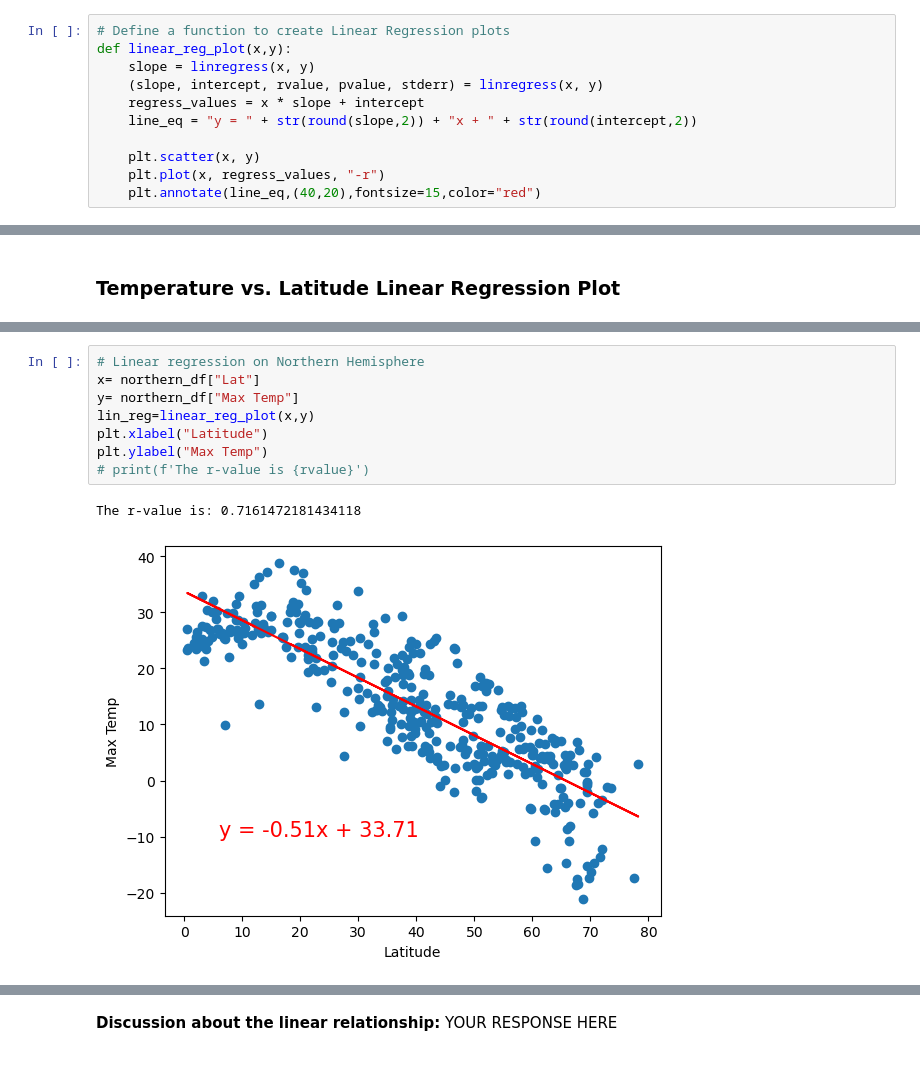
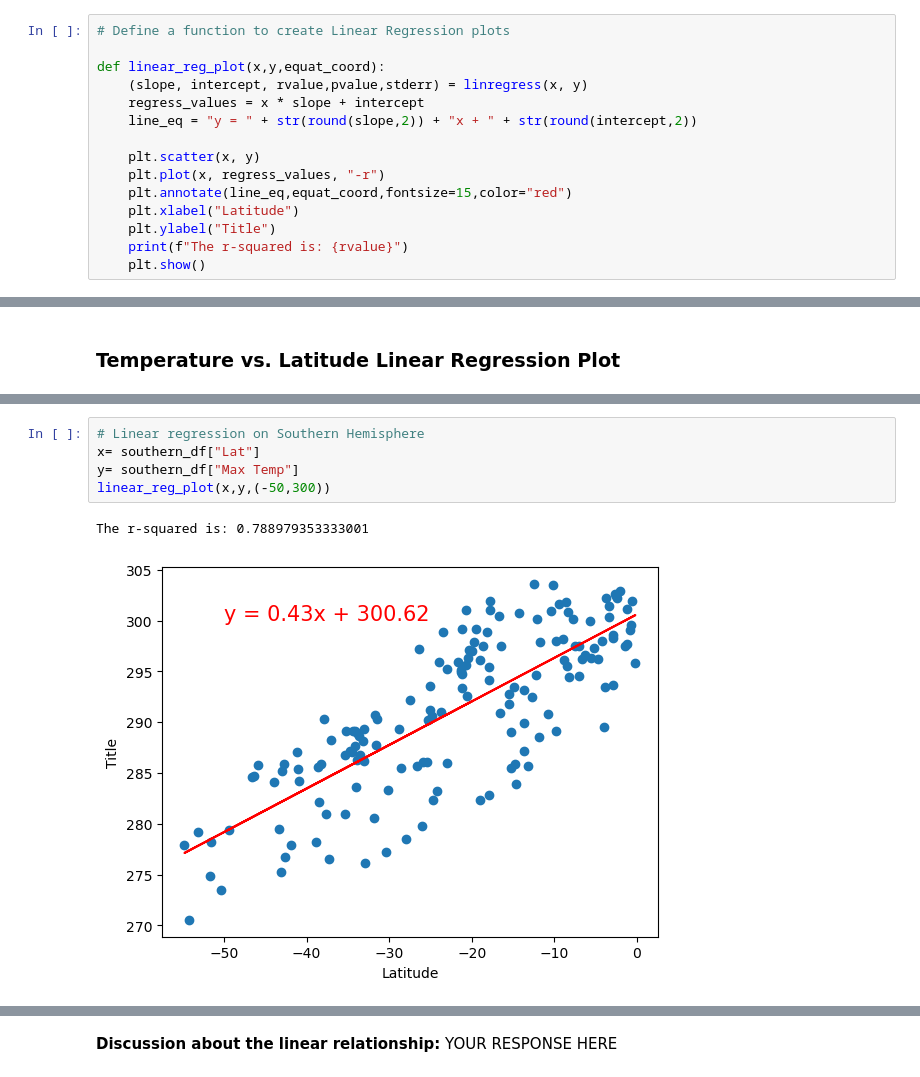
Before and after one commit to Jaynav04/Python-API-Challenge, a Jupyter notebook: WeatherPy/starter_code/WeatherPy.ipynb, the cells around one changed output, grey strips where cells are left out. Cells and saved outputs as stored; diff of their text form.

```diff
--- a/WeatherPy/starter_code/WeatherPy.ipynb
+++ b/WeatherPy/starter_code/WeatherPy.ipynb
@@ -284,15 +284,19 @@ plt.show()
 ## Requirement 2: Compute Linear Regression for Each Relationship
 # %%
 # Define a function to create Linear Regression plots
-def linear_reg_plot(x,y):
-    slope = linregress(x, y)
-    (slope, intercept, rvalue, pvalue, stderr) = linregress(x, y)
+
+def linear_reg_plot(x,y,equat_coord):
+    (slope, intercept, rvalue,pvalue,stderr) = linregress(x, y)
     regress_values = x * slope + intercept
     line_eq = "y = " + str(round(slope,2)) + "x + " + str(round(intercept,2))
 
     plt.scatter(x, y)
     plt.plot(x, regress_values, "-r")
-    plt.annotate(line_eq,(40,20),fontsize=15,color="red")
+    plt.annotate(line_eq,equat_coord,fontsize=15,color="red")
+    plt.xlabel("Latitude")
+    plt.ylabel("Title")
+    print(f"The r-squared is: {rvalue}")
+    plt.show()
 # %%
 city_data_df.dtypes
 # %% [output]
@@ -348,11 +351,8 @@ Text(0, 0.5, 'Max Temp')
 # %%
-# Linear regression on Northern Hemisphere
-x= northern_df["Lat"]
-y= northern_df["Max Temp"]
-lin_reg=linear_reg_plot(x,y)
-plt.xlabel("Latitude")
-plt.ylabel("Max Temp")
-# print(f'The r-value is {rvalue}')
+# Linear regression on Southern Hemisphere
+x= southern_df["Lat"]
+y= southern_df["Max Temp"]
+linear_reg_plot(x,y,(-50,300))
 # %% [output]
-The r-value is: 0.7161472181434118
+The r-squared is: 0.788979353333001
-[figure, old version]
+[figure, new version]
```
Also changed, not shown: parts of 14 cells of this notebook.
